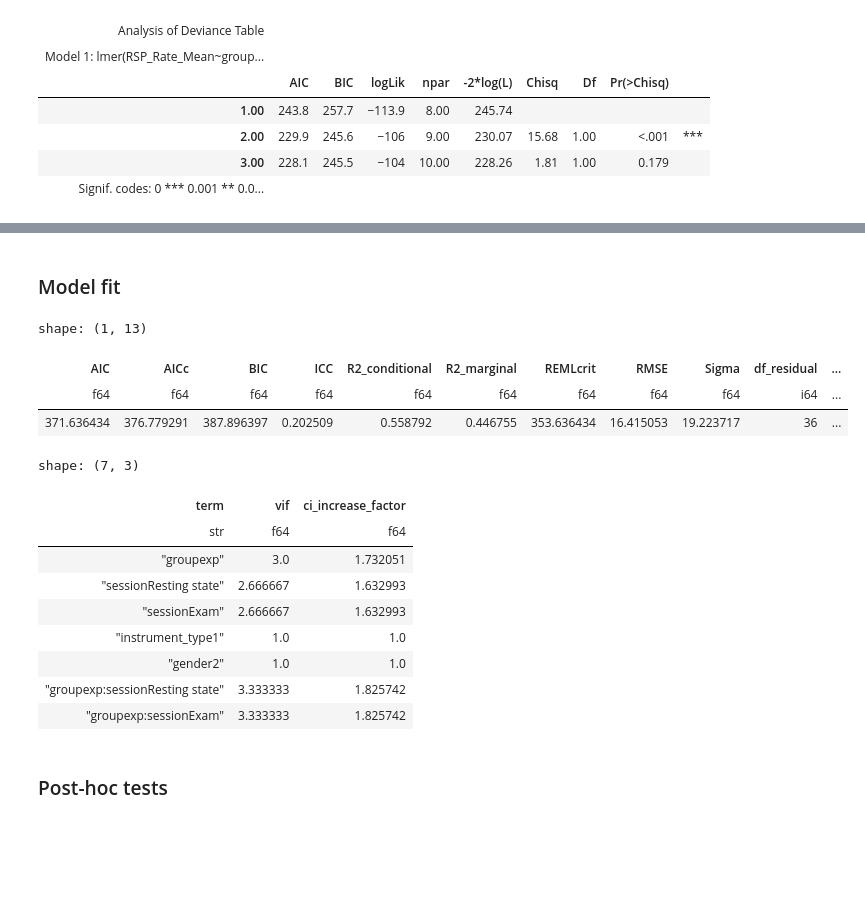
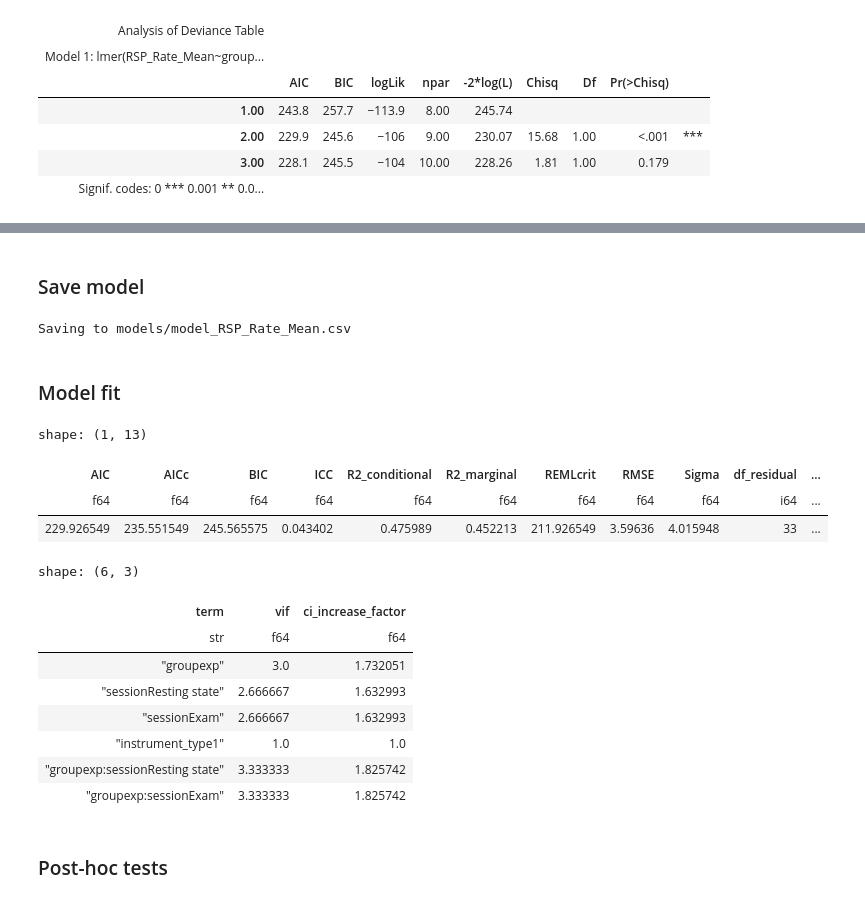
Before and after one commit to sandorimrenagy/VRtraining, a Jupyter notebook: Vrtraining_with_pymer4.ipynb, the cells around one changed output, grey strips where cells are left out. Saved outputs shown, nothing was run; the diff lists cells and outputs as text; code cells hidden in the pictures; blank space fills up the shorter version.

```diff
--- a/Vrtraining_with_pymer4.ipynb
+++ b/Vrtraining_with_pymer4.ipynb
@@ -66,7 +29,7 @@ Mounted at /content/drive
 # %%
 # Import dataframes
-hrv_pd = pd.read_csv("/content/drive/MyDrive/Colab Notebooks/vrtraining_data/hrv_data_colab.csv", index_col=["Unnamed: 0"])
-rrv_pd = pd.read_csv("/content/drive/MyDrive/Colab Notebooks/vrtraining_data/rrv_data_colab.csv", index_col=["Unnamed: 0"])
+hrv_pd = pd.read_csv("data/hrv_data_colab.csv", index_col=["Unnamed: 0"])
+rrv_pd = pd.read_csv("data/rrv_data_colab.csv", index_col=["Unnamed: 0"])
 # %%
 # Reorder session variables for Baseline as reference
 hrv_pd['session'] = pd.Categorical(
@@ -1111,26 +1162,37 @@ visual_check(model_rr_ii, dv="RSP_Rate_Mean")
+# %% [markdown]
+### Save model
+# %%
+model_rr_ii = lmer("RSP_Rate_Mean ~ group * session + instrument_type + (1 | ID)",
+                   data=rr_df)
+
+set_factors(model_rr_ii)
+
+model_rr_ii.fit()
+# Save model values for plotting
+save_model_values(model_rr_ii, "RSP_Rate_Mean")
+# %% [output]
+Saving to models/model_RSP_Rate_Mean.csv
 # %% [markdown]
 ### Model fit
 # %%
 # Fitting stats and variance partitioning
-model_rr_df = model_rr_ii.result_fit_stats
-model_hr_ii.result_fit_stats
+model_rr_ii.result_fit_stats
 # %% [output]
 shape: (1, 13)
 | AIC | AICc | BIC | ICC | R2_conditional | R2_marginal | REMLcrit | RMSE | Sigma | df_residual | ... |
 | f64 | f64 | f64 | f64 | f64 | f64 | f64 | f64 | f64 | i64 | ... |
-| 371.636434 | 376.779291 | 387.896397 | 0.202509 | 0.558792 | 0.446755 | 353.636434 | 16.415053 | 19.223717 | 36 | ... |
+| 229.926549 | 235.551549 | 245.565575 | 0.043402 | 0.475989 | 0.452213 | 211.926549 | 3.59636 | 4.015948 | 33 | ... |
 # %%
 # Check multicollinearity
-model_rr_iii.vif()
+model_rr_ii.vif()
 # %% [output]
-shape: (7, 3)
+shape: (6, 3)
 | term | vif | ci_increase_factor |
 | str | f64 | f64 |
 | "groupexp" | 3.0 | 1.732051 |
 | "sessionResting state" | 2.666667 | 1.632993 |
 | "sessionExam" | 2.666667 | 1.632993 |
 | "instrument_type1" | 1.0 | 1.0 |
-| "gender2" | 1.0 | 1.0 |
 | "groupexp:sessionResting state" | 3.333333 | 1.825742 |
 | "groupexp:sessionExam" | 3.333333 | 1.825742 |
 # %% [markdown]
```
Also changed, not shown: parts of 89 cells of this notebook, 1 other file.
